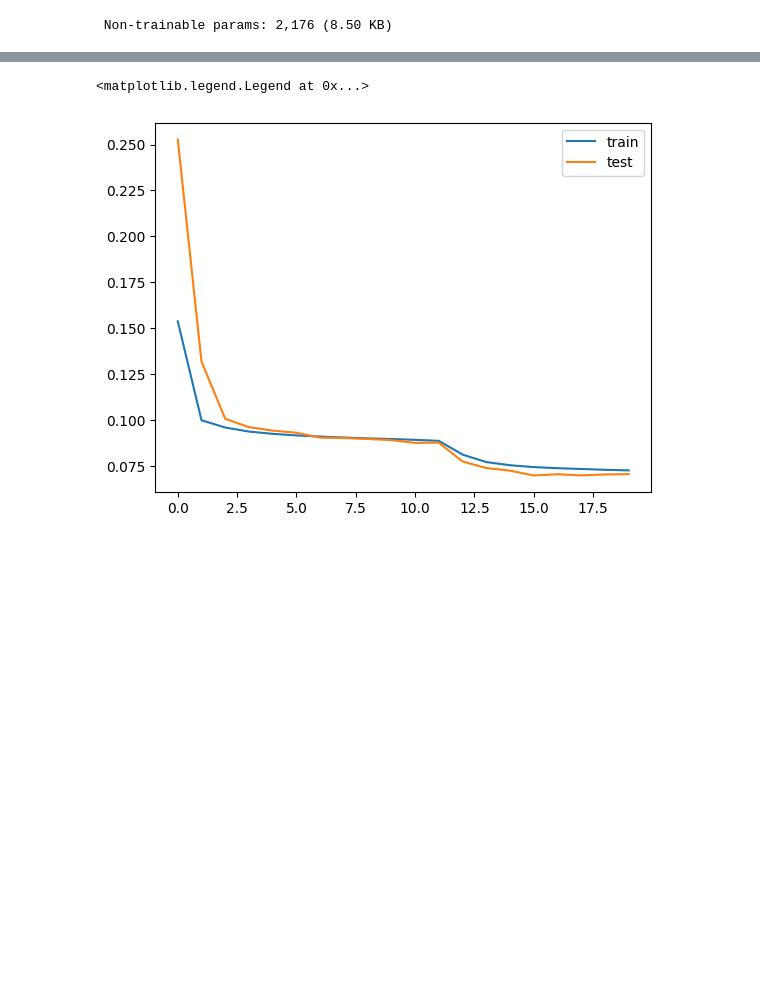
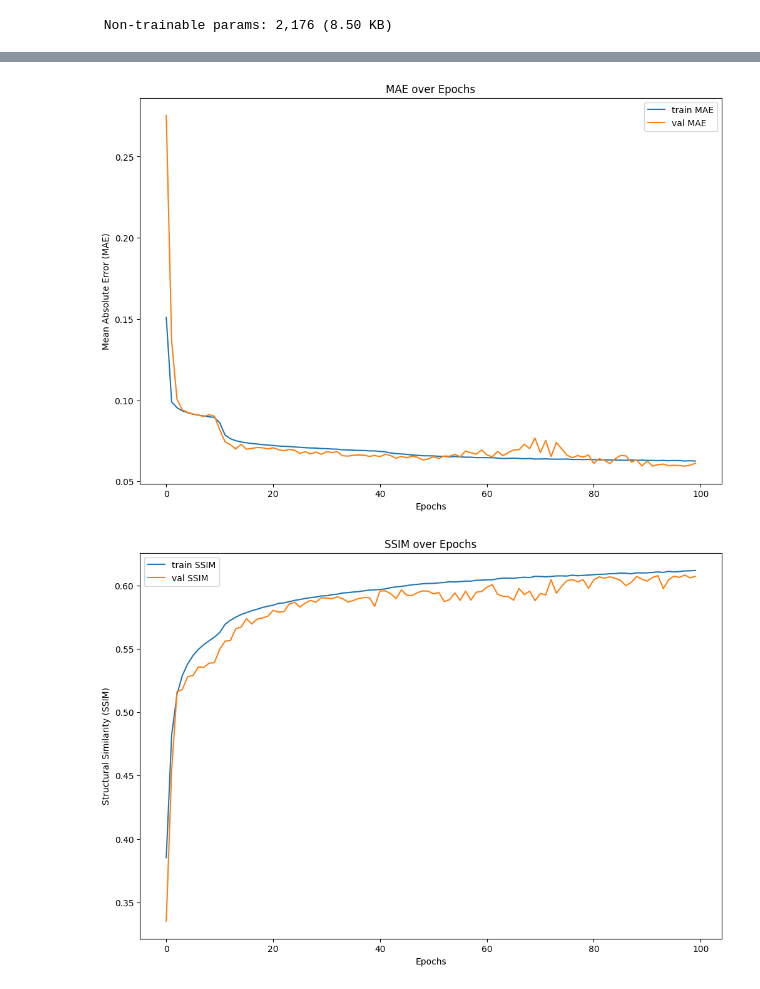
Before and after one commit to FaresZGH/Leyenda, a Jupyter notebook: livrables/base_ssim.ipynb, the cells around one changed output, grey strips where cells are left out. Cells and saved outputs as stored; diff of their text form; code cells hidden in the pictures; blank space fills up the shorter version.

```diff
--- a/livrables/base_ssim.ipynb
+++ b/livrables/base_ssim.ipynb
@@ -202,7 +201,7 @@ outputs = decoder(latent_space)
 autoencoder = Model(encoder_inputs, outputs, name="autoencoder")
 
 # Compilation de l'autoencodeur
-autoencoder.compile(optimizer="adam", loss=ssim_loss, metrics=["mae"])
+autoencoder.compile(optimizer="adam", loss=ssim_loss, metrics=["mae", ssim_metric, psnr_metric])
 
 # Résumé du modèle
 autoencoder.summary()
@@ -231,8 +230,8 @@ val_autoenc_ds = make_autoencoder_dataset(noisy_val_ds, val_ds)
 # Train the model
 with tf.device("/gpu:0"):
     history = autoencoder.fit(train_autoenc_ds,
-                    epochs=20,
-                    batch_size= 32,
+                    epochs=100,
+                    batch_size= 64,
                     shuffle= True,
                     validation_data=val_autoenc_ds,
                     verbose=1
@@ -292,8 +306,35 @@ plt.legend()
 # %%
+import matplotlib.pyplot as plt
 
-plt.plot(history.history['mae'], label='train')
-plt.plot(history.history['val_mae'], label='test')
+# Tracer l'évolution de MAE
+plt.figure(figsize=(12, 8))
+plt.plot(history.history['mae'], label='train MAE')
+plt.plot(history.history['val_mae'], label='val MAE')
+plt.xlabel('Epochs')
+plt.ylabel('Mean Absolute Error (MAE)')
+plt.title('MAE over Epochs')
 plt.legend()
+plt.show()
+
+# Tracer l'évolution de SSIM
+plt.figure(figsize=(12, 8))
+plt.plot(history.history['ssim_metric'], label='train SSIM')
+plt.plot(history.history['val_ssim_metric'], label='val SSIM')
+plt.xlabel('Epochs')
+plt.ylabel('Structural Similarity (SSIM)')
+plt.title('SSIM over Epochs')
+plt.legend()
+plt.show()
+
+# Tracer l'évolution de PSNR
+plt.figure(figsize=(12, 8))
+plt.plot(history.history['psnr_metric'], label='train PSNR')
+plt.plot(history.history['val_psnr_metric'], label='val PSNR')
+plt.xlabel('Epochs')
+plt.ylabel('Peak Signal-to-Noise Ratio (PSNR)')
+plt.title('PSNR over Epochs')
+plt.legend()
+plt.show()
 # %% [output]
-<matplotlib.legend.Legend at 0x...>
-[figure, old version]
+[figure, new version]
+[figure, added]
```
Also changed, not shown: parts of 11 cells of this notebook, 5 other files.
